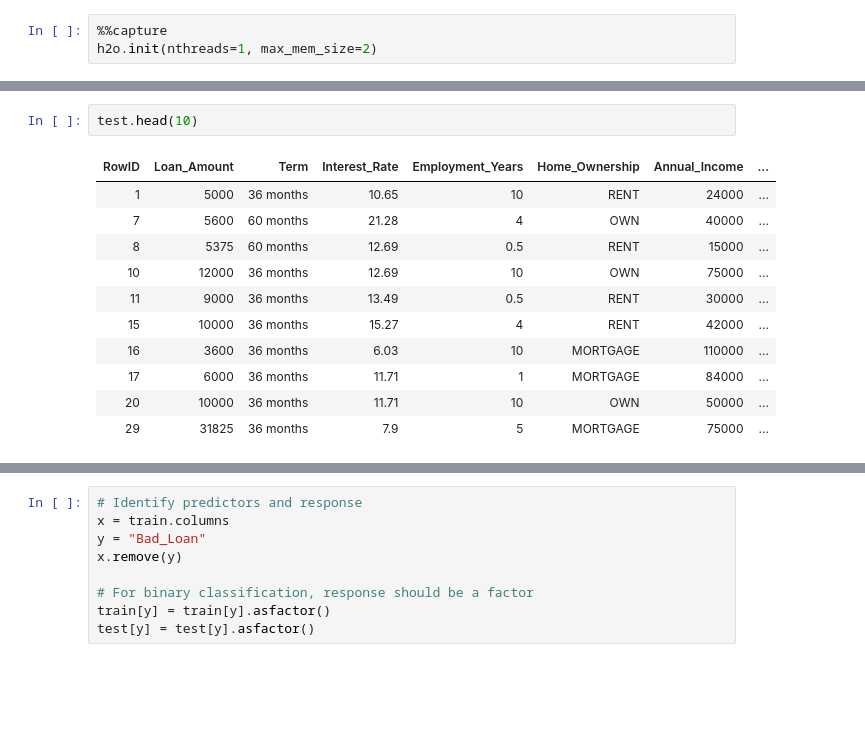
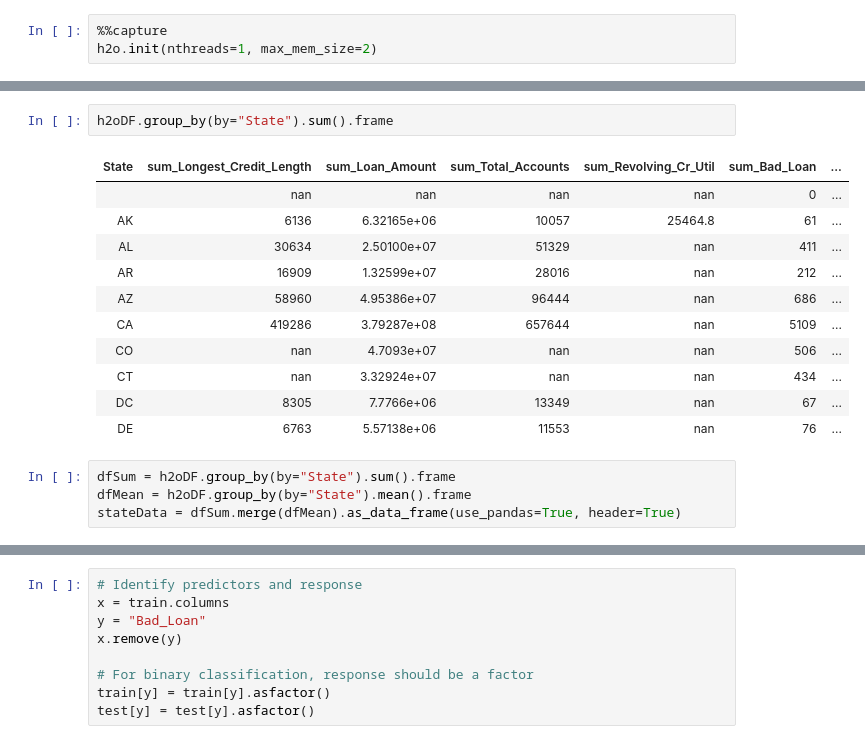
Before and after one commit to Brett777/Predict-Risk, a Jupyter notebook: Automatic Machine Learning.ipynb, the cells around one changed output, grey strips where cells are left out. Drawn from its saved outputs; the diff is of its cells as text; blank space fills up the shorter version.

```diff
--- a/Automatic Machine Learning.ipynb
+++ b/Automatic Machine Learning.ipynb
@@ -19,16 +32,20 @@ test = df[stratsplit=="test"]
 # %% [output]
 Parse progress: |█████████████████████████████████████████████████████████| 100%
-# %%
-test.head(10)
-# %% [output]
-| RowID | Loan_Amount | Term | Interest_Rate | Employment_Years | Home_Ownership | Annual_Income | ... |
-| 1 | 5000 | 36 months | 10.65 | 10 | RENT | 24000 | ... |
-| 7 | 5600 | 60 months | 21.28 | 4 | OWN | 40000 | ... |
-| 8 | 5375 | 60 months | 12.69 | 0.5 | RENT | 15000 | ... |
-| 10 | 12000 | 36 months | 12.69 | 10 | OWN | 75000 | ... |
-| 11 | 9000 | 36 months | 13.49 | 0.5 | RENT | 30000 | ... |
-| 15 | 10000 | 36 months | 15.27 | 4 | RENT | 42000 | ... |
-| 16 | 3600 | 36 months | 6.03 | 10 | MORTGAGE | 110000 | ... |
-| 17 | 6000 | 36 months | 11.71 | 1 | MORTGAGE | 84000 | ... |
-| 20 | 10000 | 36 months | 11.71 | 10 | OWN | 50000 | ... |
-| 29 | 31825 | 36 months | 7.9 | 5 | MORTGAGE | 75000 | ... |
+# %%
+h2oDF.group_by(by="State").sum().frame
+# %% [output]
+| State | sum_Longest_Credit_Length | sum_Loan_Amount | sum_Total_Accounts | sum_Revolving_Cr_Util | sum_Bad_Loan | ... |
+|  | nan | nan | nan | nan | 0 | ... |
+| AK | 6136 | 6.32165e+06 | 10057 | 25464.8 | 61 | ... |
+| AL | 30634 | 2.50100e+07 | 51329 | nan | 411 | ... |
+| AR | 16909 | 1.32599e+07 | 28016 | nan | 212 | ... |
+| AZ | 58960 | 4.95386e+07 | 96444 | nan | 686 | ... |
+| CA | 419286 | 3.79287e+08 | 657644 | nan | 5109 | ... |
+| CO | nan | 4.7093e+07 | nan | nan | 506 | ... |
+| CT | nan | 3.32924e+07 | nan | nan | 434 | ... |
+| DC | 8305 | 7.7766e+06 | 13349 | nan | 67 | ... |
+| DE | 6763 | 5.57138e+06 | 11553 | nan | 76 | ... |
+# %%
+dfSum = h2oDF.group_by(by="State").sum().frame
+dfMean = h2oDF.group_by(by="State").mean().frame
+stateData = dfSum.merge(dfMean).as_data_frame(use_pandas=True, header=True)
```
Also changed, not shown: parts of 11 cells of this notebook, 7 other files.
